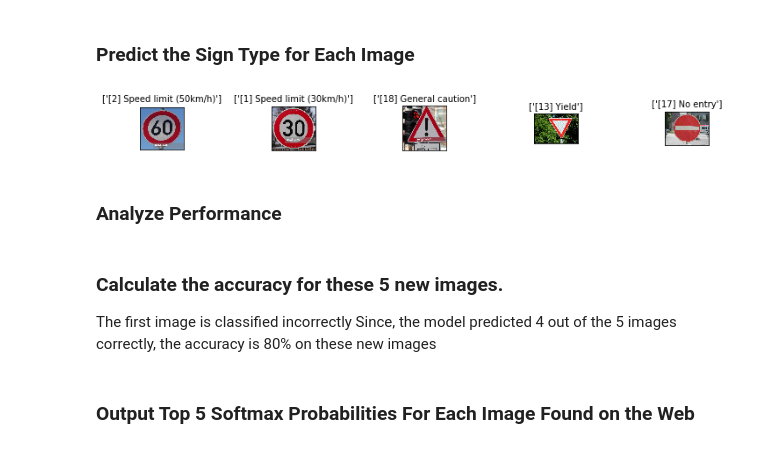
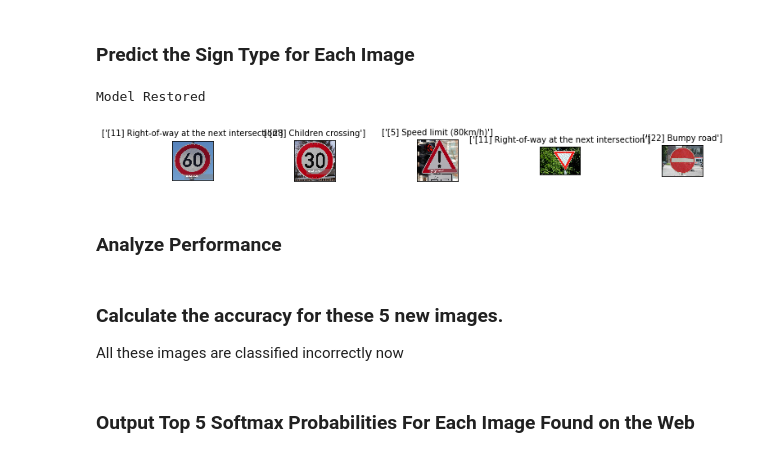
Before and after one commit to HarryPahwa/ClassifyingTrafficSigns, a Jupyter notebook: Traffic_Sign_Classifier.ipynb, the cells around one changed output. Saved outputs shown, nothing was run; the diff lists cells and outputs as text; code cells hidden in the pictures.

```diff
--- a/Traffic_Sign_Classifier.ipynb
+++ b/Traffic_Sign_Classifier.ipynb
@@ -606,14 +606,35 @@ To give yourself more insight into how your model is working, download at least
 You may find `signnames.csv` useful as it contains mappings from the class id (integer) to the actual sign name.
 # %% [markdown]
 ### Load and Output the Images
+# %%
+# Load pickled data
+import pickle
+# from sklearn.model_selection import train_test_split
+# TODO: Fill this in based on where you saved the training and testing data
+from sklearn.model_selection import train_test_split
+training_file = 'train.p'
+
+
+with open(training_file, mode='rb') as f:
+    train = pickle.load(f)
+
+X_train2, y_train2 = train['features'], train['labels']
+
+
+# X_train, X_valid, y_train, y_valid = train_test_split(X_train, y_train, test_size=0.20, random_state=42)
+# print(X_train.shape)
+# print(X_valid.shape)
 # %%
 ### Load the images and plot them here.
 ### Feel free to use as many code cells as needed.
 import matplotlib.image as mpimg
 import cv2
-
+import numpy as np
+import matplotlib.pyplot as plt
+# Visualizations will be shown in the notebook.
+%matplotlib inline
 img_name = ['img0.jpg', 'img1.jpg', 'img2.jpg', 'img3.jpg', 'img4.jpg']
-traffic_images = np.zeros((5,32,32,3), dtype=X_train.dtype)
+traffic_images = np.zeros((5,32,32,3), dtype=X_train2.dtype)
 fig = plt.figure(figsize = (6, 1))
 fig.subplots_adjust(left = 0, right = 1, bottom = 0, top = 1, hspace = 0.05, wspace = 0.05)
 for i in range(5):
@@ -635,38 +656,41 @@ plt.show()
 ### Make sure to pre-process the images with the same pre-processing pipeline used earlier.
 ### Feel free to use as many code cells as needed.
 
-
+image_shape = X_train2.shape[1:4]
 traffic_images = rgb2gray((traffic_images)).reshape(5,image_shape[0],image_shape[1],1)
 traffic_images = ((traffic_images -128.)/ 255.0)
 # %%
 predicted_labels=[]
 predicted_logits=[]
+import tensorflow as tf
+
 with tf.Session() as sess:
-
+    saver = tf.train.Saver()
     saver.restore(sess, "./lenet")
+    print("Model Restored")
     fig = plt.figure(figsize = (9, 1))
     fig.subplots_adjust(left = 0, right = 1, bottom = 0, top = 1, hspace = 0.05, wspace = 2)
     for i in range(5):
 
         predicted_logits.append(sess.run(logits, feed_dict={x:traffic_images[i].reshape(1,32,32,1)}))
         predicted_labels.append(np.argmax(predicted_logits[i], axis=1))
 
 
 
         axis = fig.add_subplot(1, 5, i + 1, xticks=[], yticks=[])
 
         axis.imshow(mpimg.imread(img_name[i]))
 
         plt.title(str(predicted_labels[i]) +' ' + signnames[predicted_labels[i]], fontsize=10)
     plt.show()
 # %% [output]
+Model Restored
-[figure, old version]
+[figure, new version]
 # %% [markdown]
 ### Analyze Performance
-# %% [markdown]
-### Calculate the accuracy for these 5 new images.
-The first image is classified incorrectly
-Since, the model predicted 4 out of the 5 images correctly, the accuracy is 80% on these new images
+# %% [markdown]
+### Calculate the accuracy for these 5 new images.
+All these images are classified incorrectly now
 # %% [markdown]
 ### Output Top 5 Softmax Probabilities For Each Image Found on the Web
 # %% [markdown]
```
Also changed, not shown: parts of 2 cells of this notebook.
